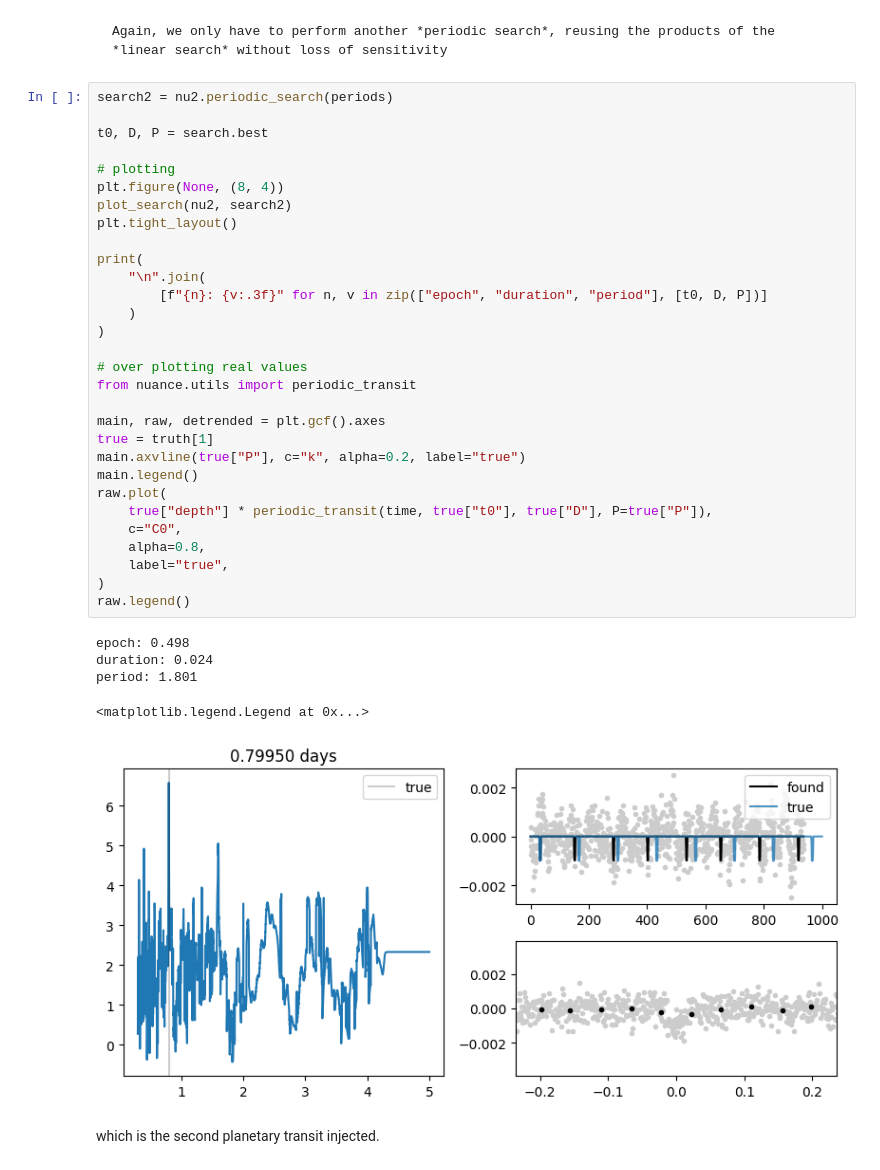
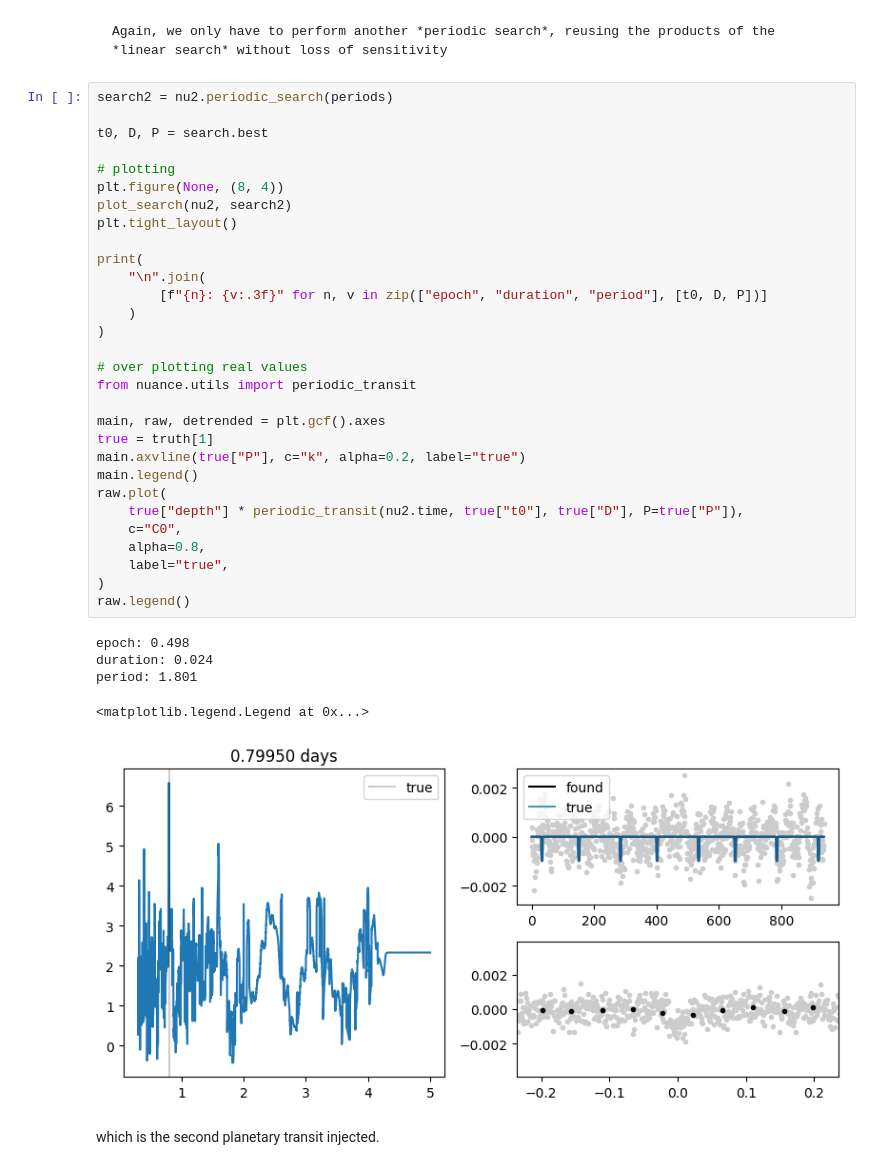
Before and after one commit to lgrcia/nuance, a Jupyter notebook: docs/notebooks/multi.ipynb, the cells around one changed output. Drawn from its saved outputs; the diff is of its cells as text.

Commit message:
docs: fix second planet plotting

```diff
--- a/docs/notebooks/multi.ipynb
+++ b/docs/notebooks/multi.ipynb
@@ -125,35 +125,35 @@ t0, D, P = search.best
 
 # plotting
 plt.figure(None, (8, 4))
 plot_search(nu2, search2)
 plt.tight_layout()
 
 print(
     "\n".join(
         [f"{n}: {v:.3f}" for n, v in zip(["epoch", "duration", "period"], [t0, D, P])]
     )
 )
 
 # over plotting real values
 from nuance.utils import periodic_transit
 
 main, raw, detrended = plt.gcf().axes
 true = truth[1]
 main.axvline(true["P"], c="k", alpha=0.2, label="true")
 main.legend()
 raw.plot(
-    true["depth"] * periodic_transit(time, true["t0"], true["D"], P=true["P"]),
+    true["depth"] * periodic_transit(nu2.time, true["t0"], true["D"], P=true["P"]),
     c="C0",
     alpha=0.8,
     label="true",
 )
 raw.legend()
 # %% [output]
 epoch: 0.498
 duration: 0.024
 period: 1.801
 <matplotlib.legend.Legend at 0x...>
-[figure, old version]
+[figure, new version]
 # %% [markdown]
 which is the second planetary transit injected.
 # %% [markdown]
```
Also changed, not shown: parts of 2 cells of this notebook.
